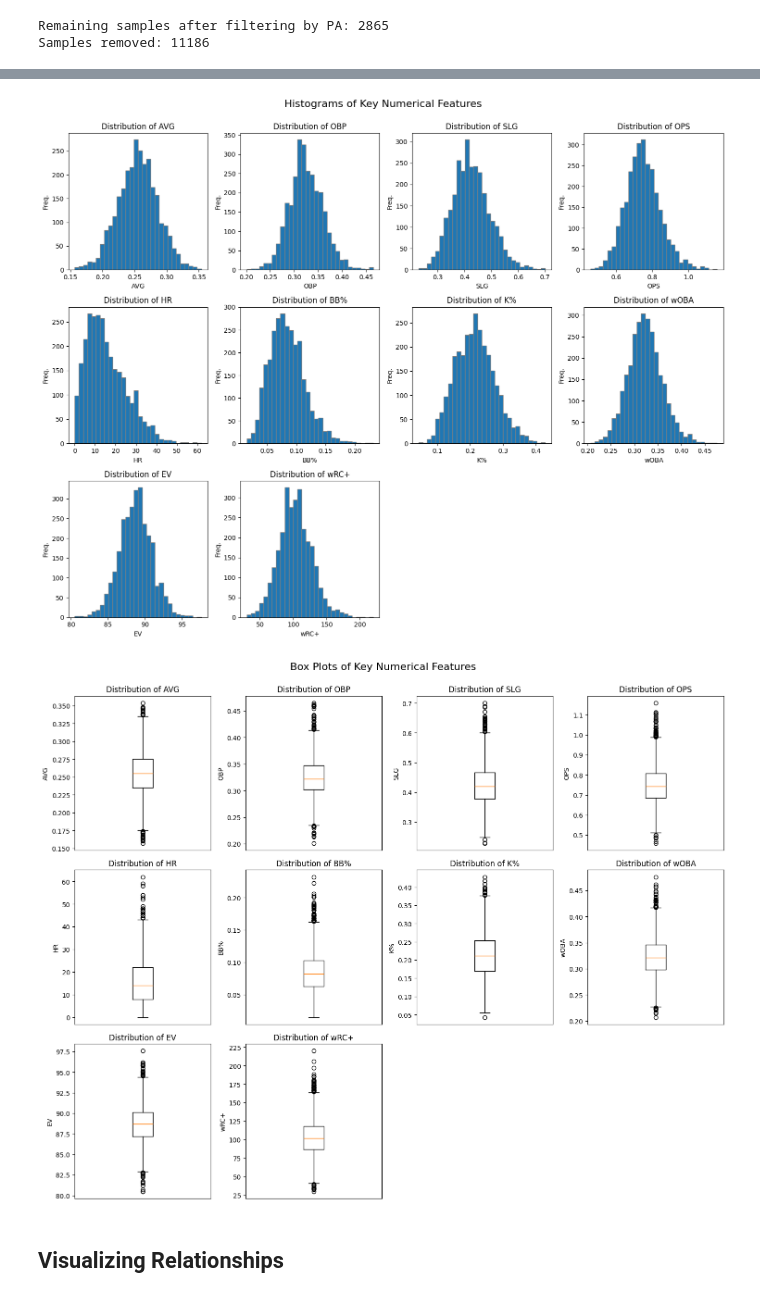
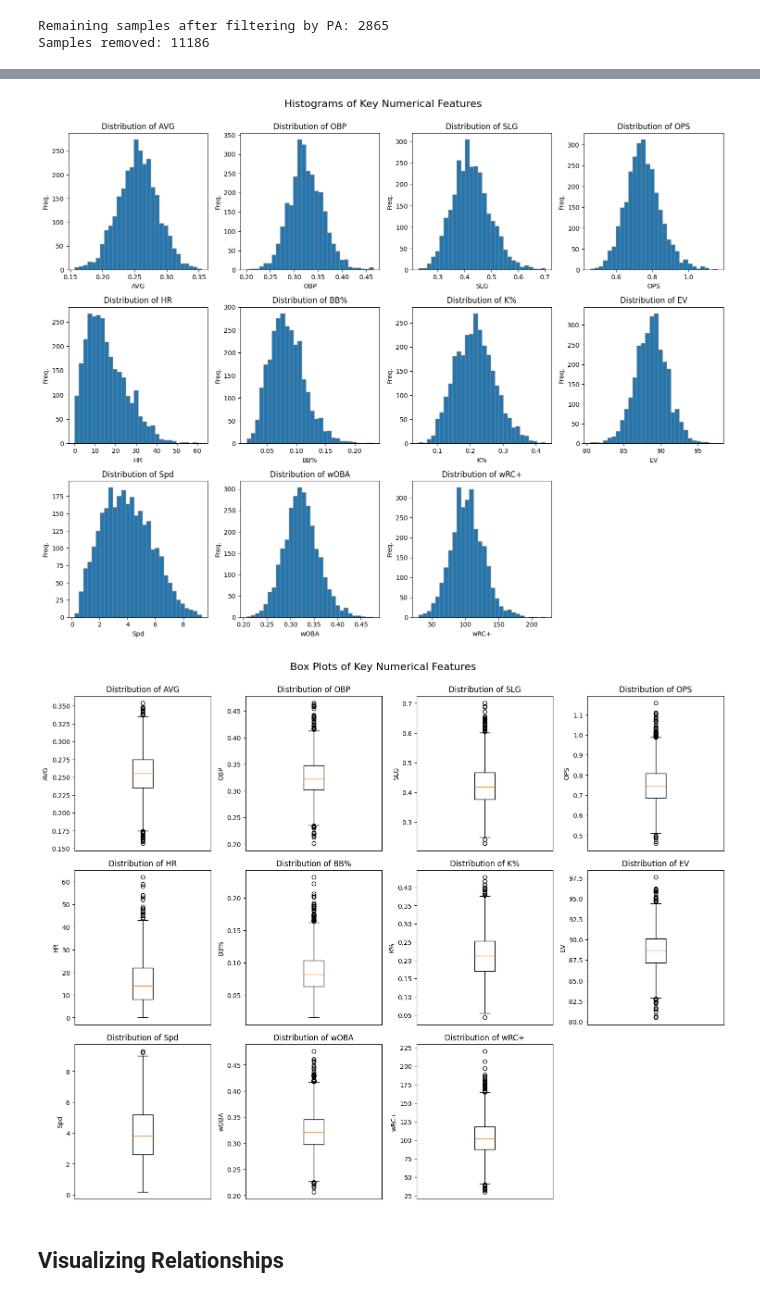
Before and after one commit to ichiro-wang/mlb-batting-analysis, a Jupyter notebook: notebooks/eda_and_preprocess.ipynb, the cells around one changed output, grey strips where cells are left out. Drawn from its saved outputs; the diff is of its cells as text; code cells hidden in the pictures.

```diff
--- a/notebooks/eda_and_preprocess.ipynb
+++ b/notebooks/eda_and_preprocess.ipynb
@@ -196,5 +212,5 @@ Now that we've set our focus on regular batters, we will take a look at the dist
 # %%
-key_stats = ["AVG", "OBP", "SLG", "OPS", "HR", "BB%", "K%", "wOBA", "EV", "wRC+"]
+key_stats = ["AVG", "OBP", "SLG", "OPS", "HR", "BB%", "K%", "EV", "Spd", "wOBA", "wRC+"]
 
 # histograms
 fig, axs = plt.subplots(3, 4, figsize=(15, 12))
@@ -205,35 +221,35 @@ for i, stat in enumerate(key_stats):
     axs[i].set_title(f"Distribution of {stat}")
     axs[i].set_xlabel(stat)
     axs[i].set_ylabel("Freq.")
 
 # hide remaining axes
 for ax in axs[len(key_stats) :]:
     ax.set_visible(False)
 
 plt.suptitle("Histograms of Key Numerical Features", fontsize=16)
 plt.tight_layout(rect=[0, 0, 1, 0.98])
 plt.show()
 
 # box plots
 fig, axs = plt.subplots(3, 4, figsize=(15, 12))
 axs = axs.ravel()  # flatten to 1D array
 
 for i, stat in enumerate(key_stats):
     axs[i].boxplot(data[stat])
     axs[i].set_title(f"Distribution of {stat}")
     axs[i].set_xticks([])
     axs[i].set_ylabel(stat)
 
 # hide remaining axes
 for ax in axs[len(key_stats) :]:
     ax.set_visible(False)
 
 plt.suptitle("Box Plots of Key Numerical Features", fontsize=16)
 plt.tight_layout(rect=[0, 0, 1, 0.98])
 plt.show()
 # %% [output]
-[figure, old version]
+[figure, new version]
-[figure, old version]
+[figure, new version]
 # %% [markdown]
 ## Visualizing Relationships
 # %%
```
Also changed, not shown: parts of 8 cells of this notebook.
